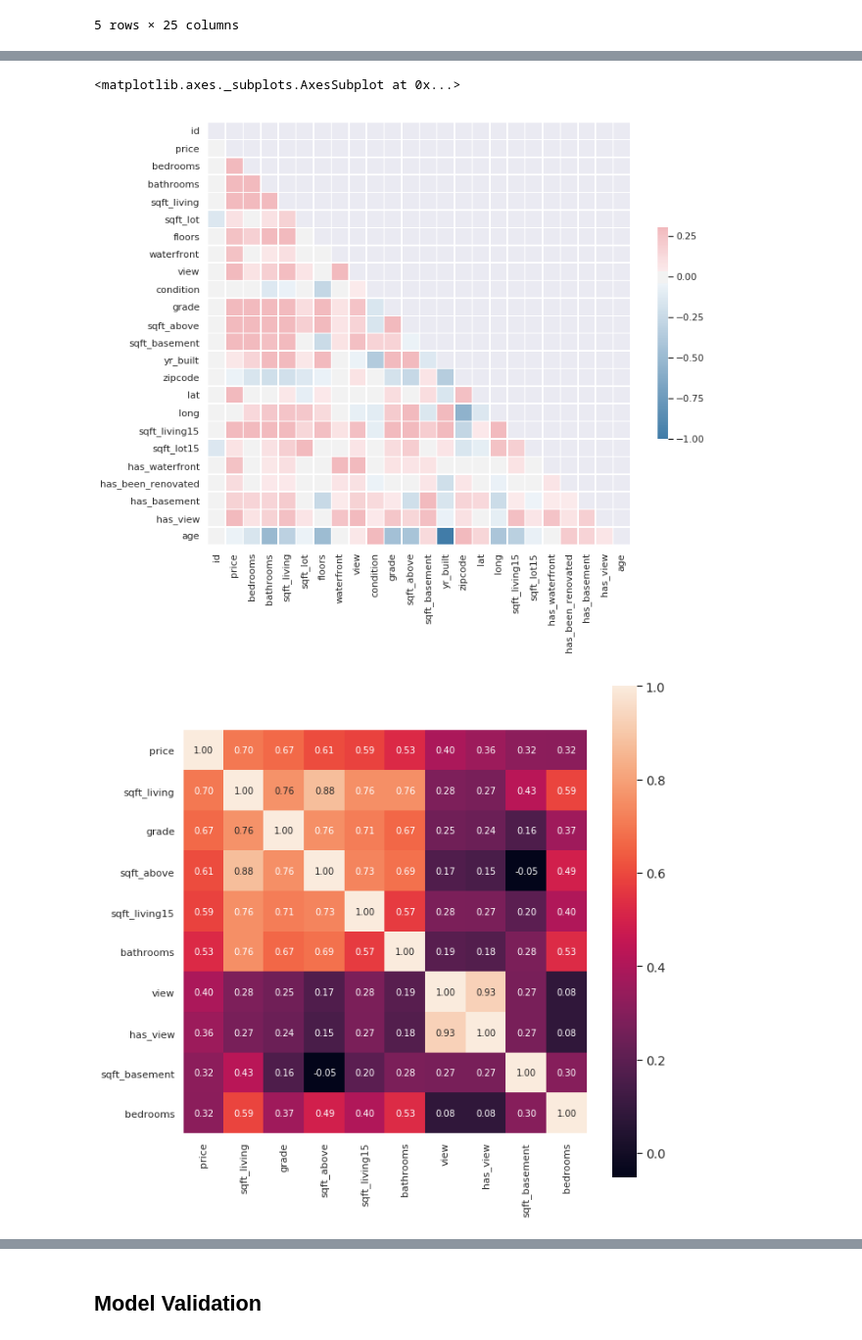
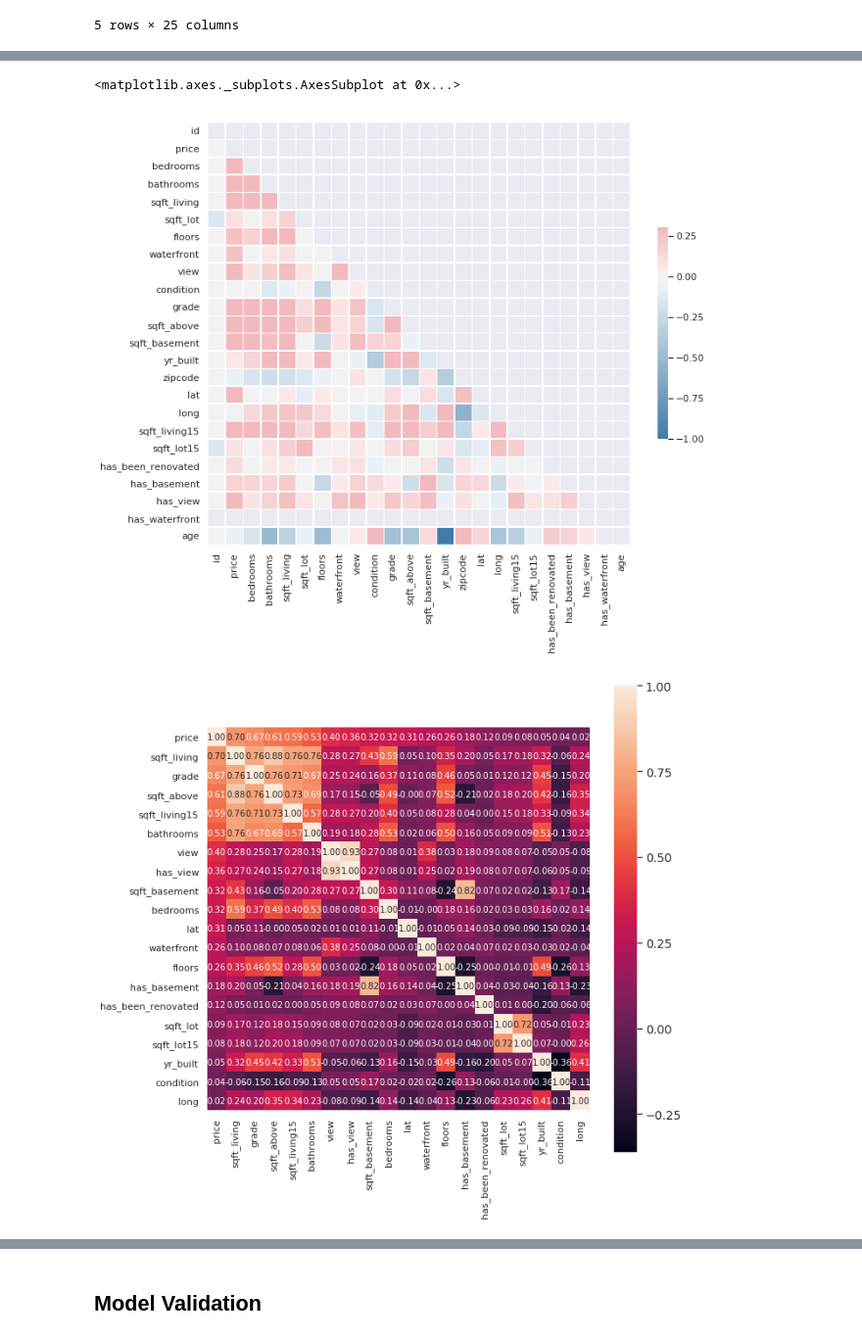
Before and after one commit to Matthew-Daly/dsc-1-final-project-online-ds-pt-112618, a Jupyter notebook: student.ipynb, the cells around one changed output, grey strips where cells are left out. Shown at 98% size. Saved outputs shown, nothing was run; the diff lists cells and outputs as text; code cells hidden in the pictures.

```diff
--- a/student.ipynb
+++ b/student.ipynb
@@ -115,8 +136,3 @@ Create new column has_waterfront
-# %%
-#create new column
-df['has_waterfront'] = pd.Series(len(df['waterfront']), index=df.index)
-df['has_waterfront'] = 0
-df.loc[df['waterfront']>0, 'has_waterfront'] = 1
 # %% [markdown]
 As the number of NaNs for view is minor, I will drop these rows.
 # %%
@@ -157,6 +174,11 @@ df.loc[df['sqft_basement']>0, 'has_basement'] = 1
 df['has_view'] = pd.Series(len(df['view']), index=df.index)
 df['has_view'] = 0
 df.loc[df['view']>0, 'has_view'] = 1
+# %%
+# create new column has_waterfront
+df['has_waterfront'] = pd.Series(len(df['view']), index=df.index)
+df['has_waterfront'] = 0
+df.loc[df['waterfront']>0, 'has_view'] = 1
 # %%
 df.columns
 # %% [output]
@@ -194,18 +220,18 @@ sns.heatmap(corr, mask=mask, cmap=cmap, vmax=.3, center=0,
             square=True, linewidths=.5, cbar_kws={"shrink": .5})
 # %% [output]
 <matplotlib.axes._subplots.AxesSubplot at 0x...>
-[figure, old version]
+[figure, new version]
 # %%
 # price correlation matrix
-k = 10
+k = 20
 cols = corr.nlargest(k, 'price')['price'].index
 cm = np.corrcoef(df[cols].values.T)
 sns.set(style="dark")
 fig, ax = plt.subplots(figsize=(10,10))
 sns.set(font_scale=1.25)
 hm = sns.heatmap(cm, cbar=True, annot=True, square=True, fmt='.2f', annot_kws={'size': 10},
 yticklabels=cols.values, xticklabels=cols.values)
 plt.show()
 # %% [output]
-[figure, old version]
+[figure, new version]
 # %% [markdown]
```
Also changed, not shown: parts of 101 cells of this notebook, 1 other file.
